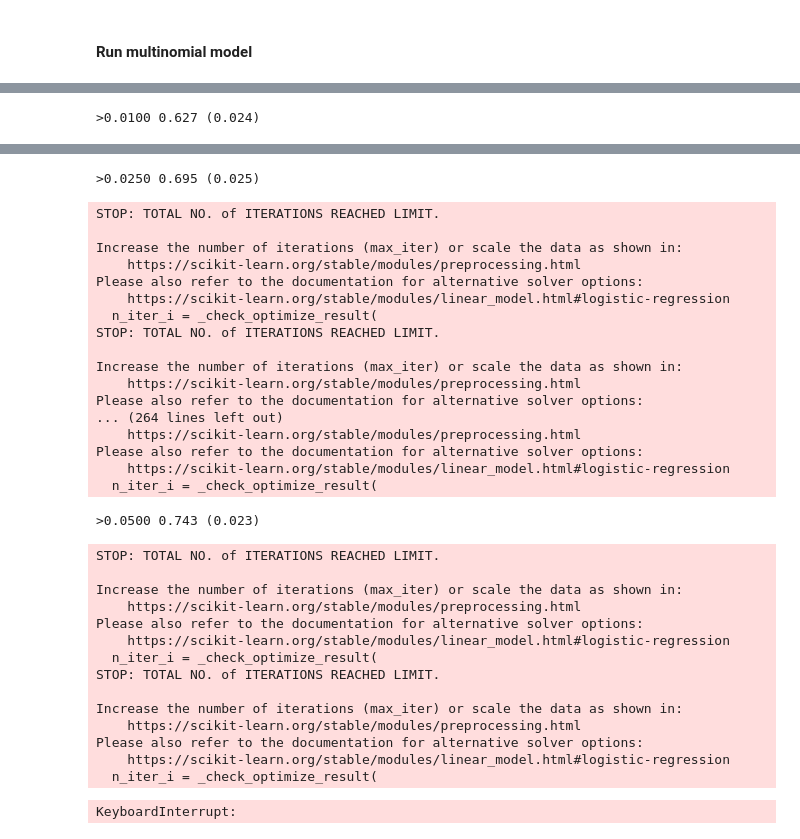
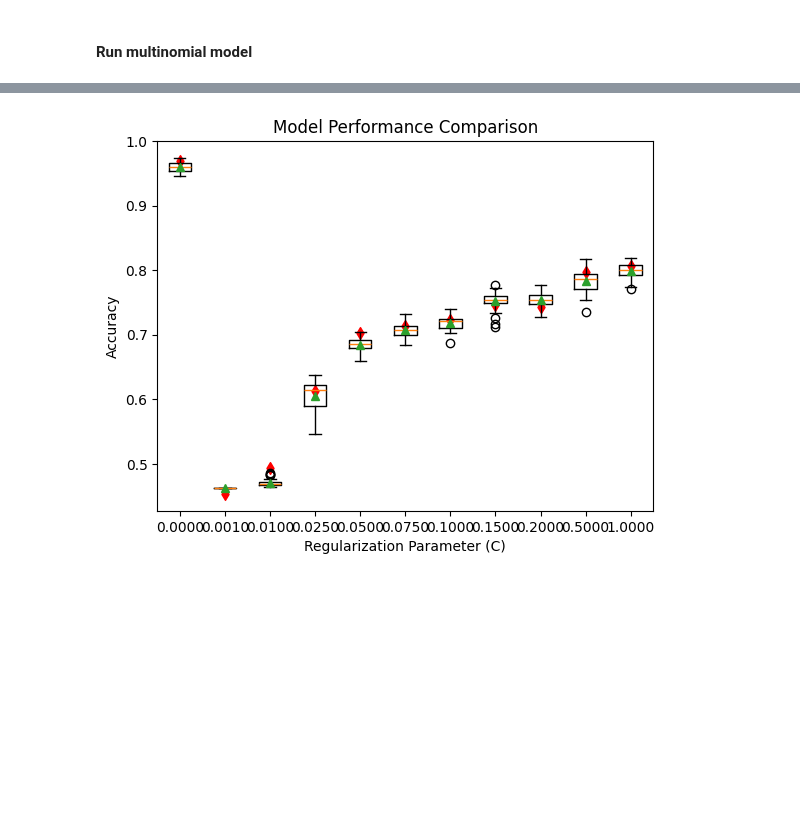
Before and after one commit to Qu-DOS/QuantumPrimer.jl, a Jupyter notebook: notebooks/skewness_multinomial_logistic_regression.ipynb, the cells around one changed output, grey strips where cells are left out. Cells and saved outputs as stored; diff of their text form; code cells hidden in the pictures; blank space fills up the shorter version.

```diff
--- a/notebooks/skewness_multinomial_logistic_regression.ipynb
+++ b/notebooks/skewness_multinomial_logistic_regression.ipynb
@@ -13,12 +12,12 @@ from matplotlib import pyplot
 #### Load data
 # %%
 # Load the .npz file
-# data = np.load('../data/skewness/skewness_multinomial_n6.npz')
-# data = np.load('../data/skewness/skewness_multinomial_n6_lesszeros.npz')
-# data = np.load('../data/skewness/skewness_multinomial_n6_additional_features.npz')
-# data = np.load('../data/skewness/skewness_multinomial_n6_additional_features_xfield_zfield.npz')
-data = np.load('../data/skewness/skewness_multinomial_n6_additional_features_bessel.npz')
-# data = np.load('../data/skewness/skewness_multinomial_n6_additional_features_bessel_xfield_zfield.npz')
+# data = np.load('../data/frustration_index/features_n6_x0_z0.npz') # 0.0, 0.0
+# data = np.load('../data/frustration_index/features_n6_x0.01_z0.01.npz') # 0.01, 0.01
+data = np.load('../data/frustration_index/features_n6_x0.1_z0.1.npz') # 0.1, 0.1
+# data = np.load('../data/frustration_index/features_n6_x1.0_z1.0.npz') # 1.0, 1.0
+# data = np.load('../data/frustration_index/features_n6_x0_z0.1.npz') # 0.0, 0.1
+# data = np.load('../data/frustration_index/features_n6_x0.1_z0.npz') # 0.1, 0.0
 
 # Access the arrays
 frustr_series = data['frustr_series']
@@ -83,9 +82,21 @@ kurtosis_series: 999
 max_iters = 1000
 
 # random n class classification dataset
-def get_dataset():
-	X, y = make_classification(n_samples=1000, n_features=20, n_informative=15, n_redundant=5, random_state=1, n_classes=3)
-	return X, y
+# def get_dataset():
+# 	X, y = make_classification(n_samples=1000, n_features=20, n_informative=15, n_redundant=5, random_state=1, n_classes=3)
+# 	return X, y
+
+# split the dataset by taking a random subset and return the training and test sets
+# def split_train_test(X, y, test_size=0.3):
+# 	n = len(X)
+# 	n_test = int(n * test_size)
+# 	n_train = n - n_test
+# 	idx = np.random.permutation(n)
+# 	X_train = X[idx[:n_train]]
+# 	y_train = y[idx[:n_train]]
+# 	X_test = X[idx[n_train:]]
+# 	y_test = y[idx[n_train:]]
+# 	return X_train, X_test, y_train, y_test
 
 # get a list of models to evaluate
 def get_models():
@@ -106,18 +117,6 @@ def evaluate_model(model, X, y):
 	scores = cross_val_score(model, X, y, scoring='accuracy', cv=cv, n_jobs=-1)
 	return scores
 
-# split the dataset by taking a random subset and return the training and test sets
-def train_test_split(X, y, test_size=0.3):
-	n = len(X)
-	n_test = int(n * test_size)
-	n_train = n - n_test
-	idx = np.random.permutation(n)
-	X_train = X[idx[:n_train]]
-	y_train = y[idx[:n_train]]
-	X_test = X[idx[n_train:]]
-	y_test = y[idx[n_train:]]
-	return X_train, X_test, y_train, y_test
-
 # define dataset
 # X, y = get_dataset()
 # X, y = np.random.rand(1000).reshape(-1, 1), frustr_series
@@ -129,7 +128,7 @@ def train_test_split(X, y, test_size=0.3):
 X, y = np.column_stack((variance_series, skewness_series, kurtosis_series, fifth_mom_series, sixth_mom_series)), frustr_series
 
 # split 70/30
-X_train, X_test, y_train, y_test = train_test_split(X, y, test_size=0.3)
+X_train, X_test, y_train, y_test = train_test_split(X, y, test_size=0.3, random_state=50)
 
 # get the models to evaluate
 models = get_models()
@@ -216 +178,0 @@ Please also refer to the documentation for alternative solver options:
->0.0100 0.627 (0.024)
@@ -234,35 +179,2 @@ Please also refer to the documentation for alternative solver options:
->0.0250 0.695 (0.025)
-STOP: TOTAL NO. of ITERATIONS REACHED LIMIT.
-
-Increase the number of iterations (max_iter) or scale the data as shown in:
-    https://scikit-learn.org/stable/modules/preprocessing.html
-Please also refer to the documentation for alternative solver options:
-    https://scikit-learn.org/stable/modules/linear_model.html#logistic-regression
-  n_iter_i = _check_optimize_result(
-STOP: TOTAL NO. of ITERATIONS REACHED LIMIT.
-
-Increase the number of iterations (max_iter) or scale the data as shown in:
-    https://scikit-learn.org/stable/modules/preprocessing.html
-Please also refer to the documentation for alternative solver options:
-... (264 lines left out)
-    https://scikit-learn.org/stable/modules/preprocessing.html
-Please also refer to the documentation for alternative solver options:
-    https://scikit-learn.org/stable/modules/linear_model.html#logistic-regression
-  n_iter_i = _check_optimize_result(
->0.0500 0.743 (0.023)
-STOP: TOTAL NO. of ITERATIONS REACHED LIMIT.
-
-Increase the number of iterations (max_iter) or scale the data as shown in:
-    https://scikit-learn.org/stable/modules/preprocessing.html
-Please also refer to the documentation for alternative solver options:
-    https://scikit-learn.org/stable/modules/linear_model.html#logistic-regression
-  n_iter_i = _check_optimize_result(
-STOP: TOTAL NO. of ITERATIONS REACHED LIMIT.
-
-Increase the number of iterations (max_iter) or scale the data as shown in:
-    https://scikit-learn.org/stable/modules/preprocessing.html
-Please also refer to the documentation for alternative solver options:
-    https://scikit-learn.org/stable/modules/linear_model.html#logistic-regression
-  n_iter_i = _check_optimize_result(
-KeyboardInterrupt:
+[figure, added]
 # %%
```
Also changed, not shown: parts of 10 cells of this notebook.
